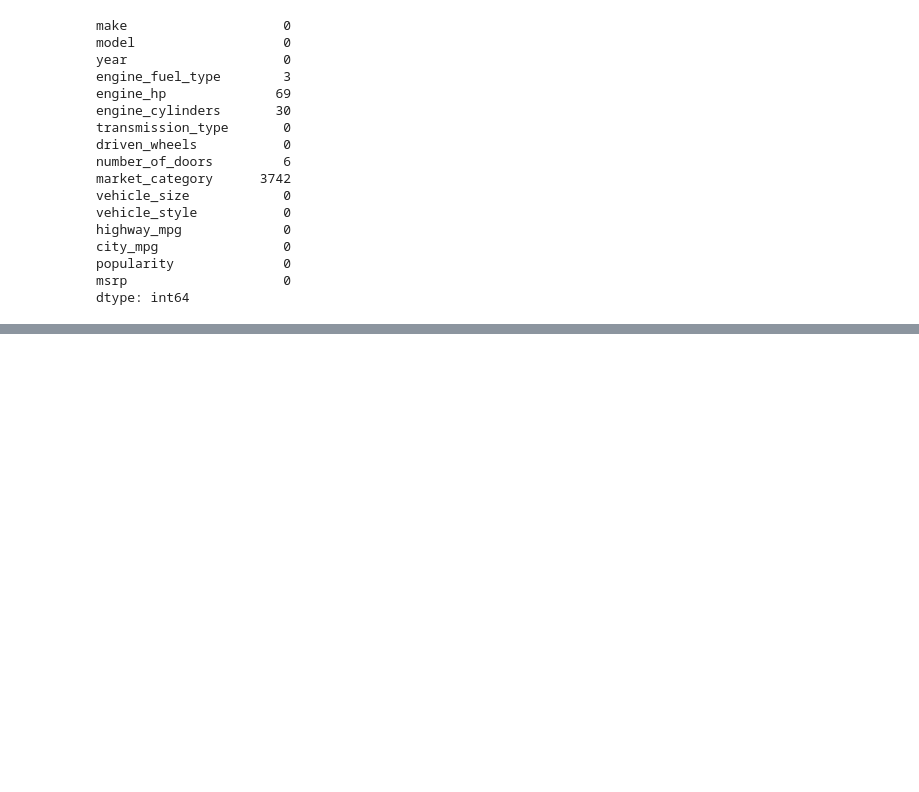
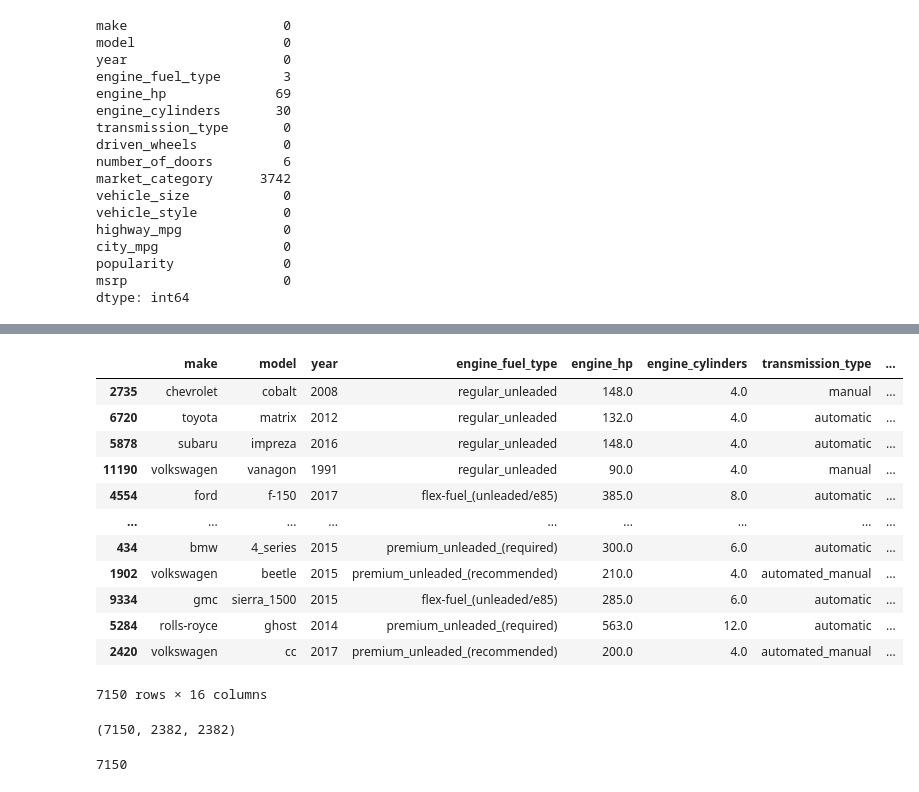
Before and after one commit to s100rab/Machine_learning_zoomcamp_s100rab, a Jupyter notebook: WWEK-2_02-REGRESSION/practice_with_video.ipynb, the cells around one changed output, grey strips where cells are left out. Cells and saved outputs as stored; diff of their text form; code cells hidden in the pictures; blank space fills up the shorter version.

```diff
--- a/WWEK-2_02-REGRESSION/practice_with_video.ipynb
+++ b/WWEK-2_02-REGRESSION/practice_with_video.ipynb
@@ -287,0 +359,24 @@ dtype: int64
+# %%
+df_train = df_car.iloc[idx[:n_train]]
+df_val = df_car.iloc[idx[n_train:n_train+n_val]]
+df_test = df_car.iloc[idx[n_train+n_val:]]
+# %%
+df_train
+# %% [output]
+|  | make | model | year | engine_fuel_type | engine_hp | engine_cylinders | transmission_type | ... |
+| 2735 | chevrolet | cobalt | 2008 | regular_unleaded | 148.0 | 4.0 | manual | ... |
+| 6720 | toyota | matrix | 2012 | regular_unleaded | 132.0 | 4.0 | automatic | ... |
+| 5878 | subaru | impreza | 2016 | regular_unleaded | 148.0 | 4.0 | automatic | ... |
+| 11190 | volkswagen | vanagon | 1991 | regular_unleaded | 90.0 | 4.0 | manual | ... |
+| 4554 | ford | f-150 | 2017 | flex-fuel_(unleaded/e85) | 385.0 | 8.0 | automatic | ... |
+| ... | ... | ... | ... | ... | ... | ... | ... | ... |
+| 434 | bmw | 4_series | 2015 | premium_unleaded_(required) | 300.0 | 6.0 | automatic | ... |
+| 1902 | volkswagen | beetle | 2015 | premium_unleaded_(recommended) | 210.0 | 4.0 | automated_manual | ... |
+| 9334 | gmc | sierra_1500 | 2015 | flex-fuel_(unleaded/e85) | 285.0 | 6.0 | automatic | ... |
+| 5284 | rolls-royce | ghost | 2014 | premium_unleaded_(required) | 563.0 | 12.0 | automatic | ... |
+| 2420 | volkswagen | cc | 2017 | premium_unleaded_(recommended) | 200.0 | 4.0 | automated_manual | ... |
+7150 rows × 16 columns
+# %%
+len(df_train), len(df_val), len(df_test)
+# %% [output]
+(7150, 2382, 2382)
@@ -287,0 +395,4 @@ dtype: int64
+# %%
+len(y_train)
+# %% [output]
+7150
```
Also changed, not shown: parts of 49 cells of this notebook, 1 other file.
